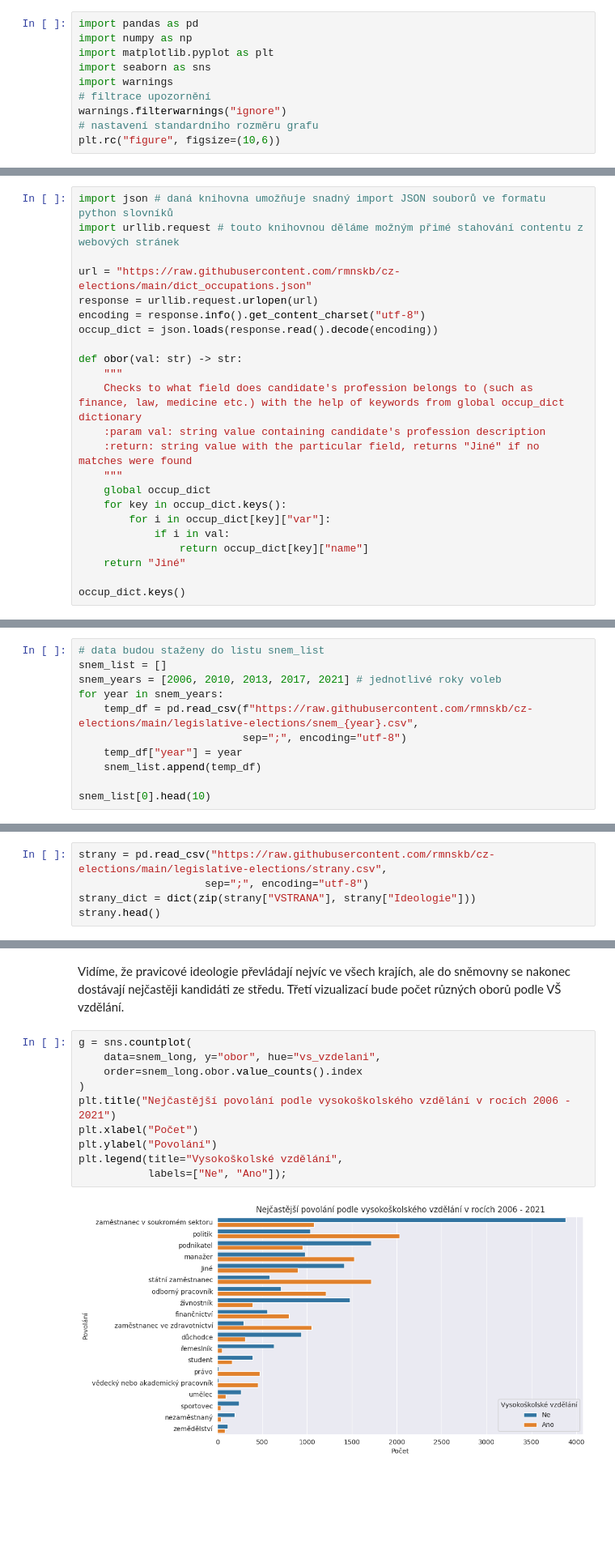
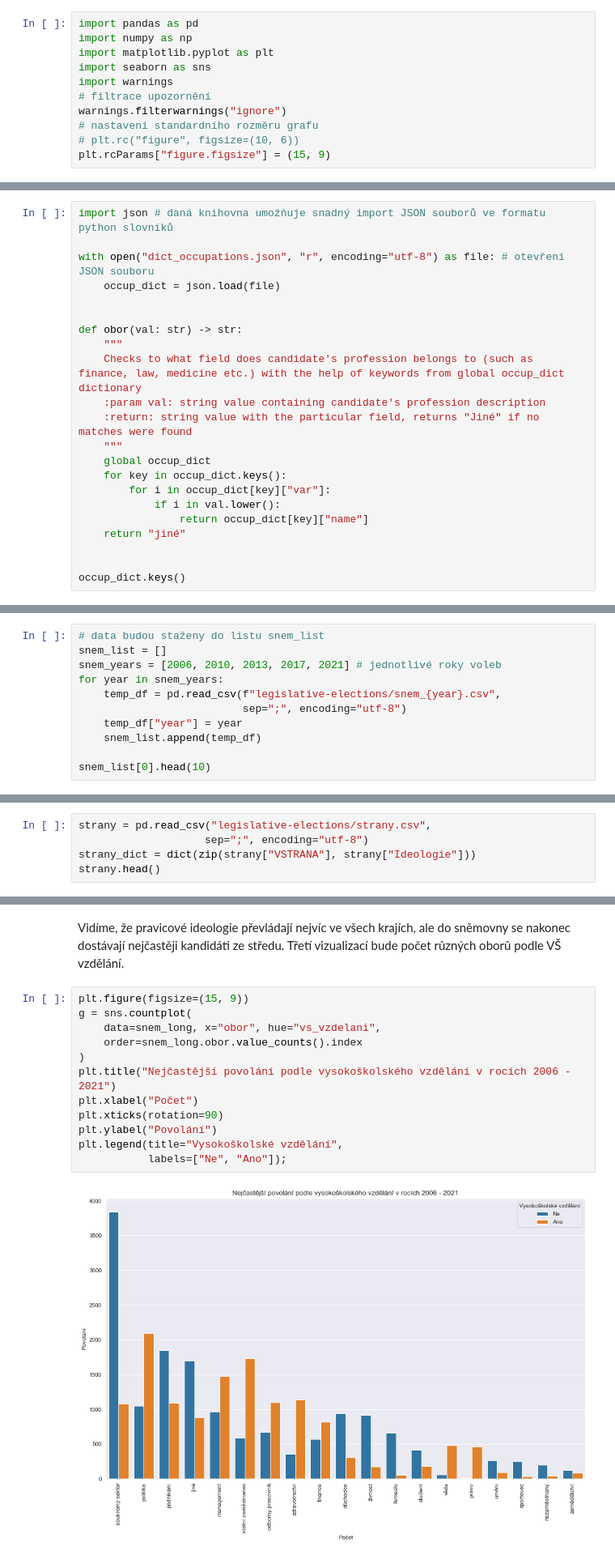
Before and after one commit to rmnskb/cz-elections, a Jupyter notebook: cz_elections_analysis.ipynb, the cells around one changed output, grey strips where cells are left out. Shown at 81% size. Saved outputs shown, nothing was run; the diff lists cells and outputs as text; blank space fills up the shorter version.

```diff
--- a/cz_elections_analysis.ipynb
+++ b/cz_elections_analysis.ipynb
@@ -27,17 +27,16 @@ import warnings
 # filtrace upozornění
 warnings.filterwarnings("ignore")
 # nastavení standardního rozměru grafu
-plt.rc("figure", figsize=(10,6))
+# plt.rc("figure", figsize=(10, 6))
+plt.rcParams["figure.figsize"] = (15, 9)
 # %% [markdown]
 Následující buňka zavádí funkci "obor", která mapuje příslušné obory (finance, právo, politika, řemeslo) na základě povolání jednotlivých kandidátů. Pro danou úlohu je potřeba předem definovaný slovník, který máme udělaný pomocí nejčastějších klíčových slov ve sloupci POVOLANI
 # %%
 import json # daná knihovna umožňuje snadný import JSON souborů ve formatu python slovníků
-import urllib.request # touto knihovnou děláme možným přimé stahování contentu z webových stránek
 
-url = "https://raw.githubusercontent.com/rmnskb/cz-elections/main/dict_occupations.json"
-response = urllib.request.urlopen(url)
-encoding = response.info().get_content_charset("utf-8")
-occup_dict = json.loads(response.read().decode(encoding))
+with open("dict_occupations.json", "r", encoding="utf-8") as file: # otevření JSON souboru
+    occup_dict = json.load(file)
+
 
 def obor(val: str) -> str:
     """
@@ -48,9 +47,10 @@ def obor(val: str) -> str:
     global occup_dict
     for key in occup_dict.keys():
         for i in occup_dict[key]["var"]:
-            if i in val:
+            if i in val.lower():
                 return occup_dict[key]["name"]
-    return "Jiné"
+    return "jiné"
+
 
 occup_dict.keys()
 # %% [output]
@@ -111,7 +111,7 @@ Popis některých ze sloupců, které budou v koncovém souboru:
 snem_list = []
 snem_years = [2006, 2010, 2013, 2017, 2021] # jednotlivé roky voleb
 for year in snem_years:
-    temp_df = pd.read_csv(f"https://raw.githubusercontent.com/rmnskb/cz-elections/main/legislative-elections/snem_{year}.csv",
+    temp_df = pd.read_csv(f"legislative-elections/snem_{year}.csv",
                           sep=";", encoding="utf-8")
     temp_df["year"] = year
     snem_list.append(temp_df)
@@ -133,7 +133,7 @@ snem_list[0].head(10)
 # %% [markdown]
 Následující dataframe obsahuje data o stranách, které se zúčastnily voleb do sněmovny v rocích 2006 - 2021. Sloupec **Ideologie** byl přidan ručně na základě veřejně dostupných informací ohledně každé strany.
 # %%
-strany = pd.read_csv("https://raw.githubusercontent.com/rmnskb/cz-elections/main/legislative-elections/strany.csv",
+strany = pd.read_csv("legislative-elections/strany.csv",
                     sep=";", encoding="utf-8")
 strany_dict = dict(zip(strany["VSTRANA"], strany["Ideologie"]))
 strany.head()
@@ -391,17 +388,19 @@ plt.show();
 Vidíme, že pravicové ideologie převládají nejvíc ve všech krajích, ale do sněmovny se nakonec dostávají nejčastěji kandidáti ze středu.
 Třetí vizualizací bude počet různých oborů podle VŠ vzdělání.
 # %%
+plt.figure(figsize=(15, 9))
 g = sns.countplot(
-    data=snem_long, y="obor", hue="vs_vzdelani",
+    data=snem_long, x="obor", hue="vs_vzdelani",
     order=snem_long.obor.value_counts().index
 )
 plt.title("Nejčastější povolání podle vysokoškolského vzdělání v rocích 2006 - 2021")
 plt.xlabel("Počet")
+plt.xticks(rotation=90)
 plt.ylabel("Povolání")
 plt.legend(title="Vysokoškolské vzdělání",
            labels=["Ne", "Ano"]);
 # %% [output]
-[figure, old version]
+[figure, new version]
 # %% [markdown]
 Nejčastěji do voleb jdou lidé ze soukromého sektoru bez vysokoškolského vzdělání, druhou skupinou jsou již lidé z politiky (např. starostové, hejtmani), kteří většinou vysokou školu za sebou mají, třetí nejčastější skupinu zastupují podnikatelé.
 Nakonec se podíváme, zda vzdělání má vliv na volbu ideologii kandidátem:
```
Also changed, not shown: parts of 22 cells of this notebook, 2 other files.
